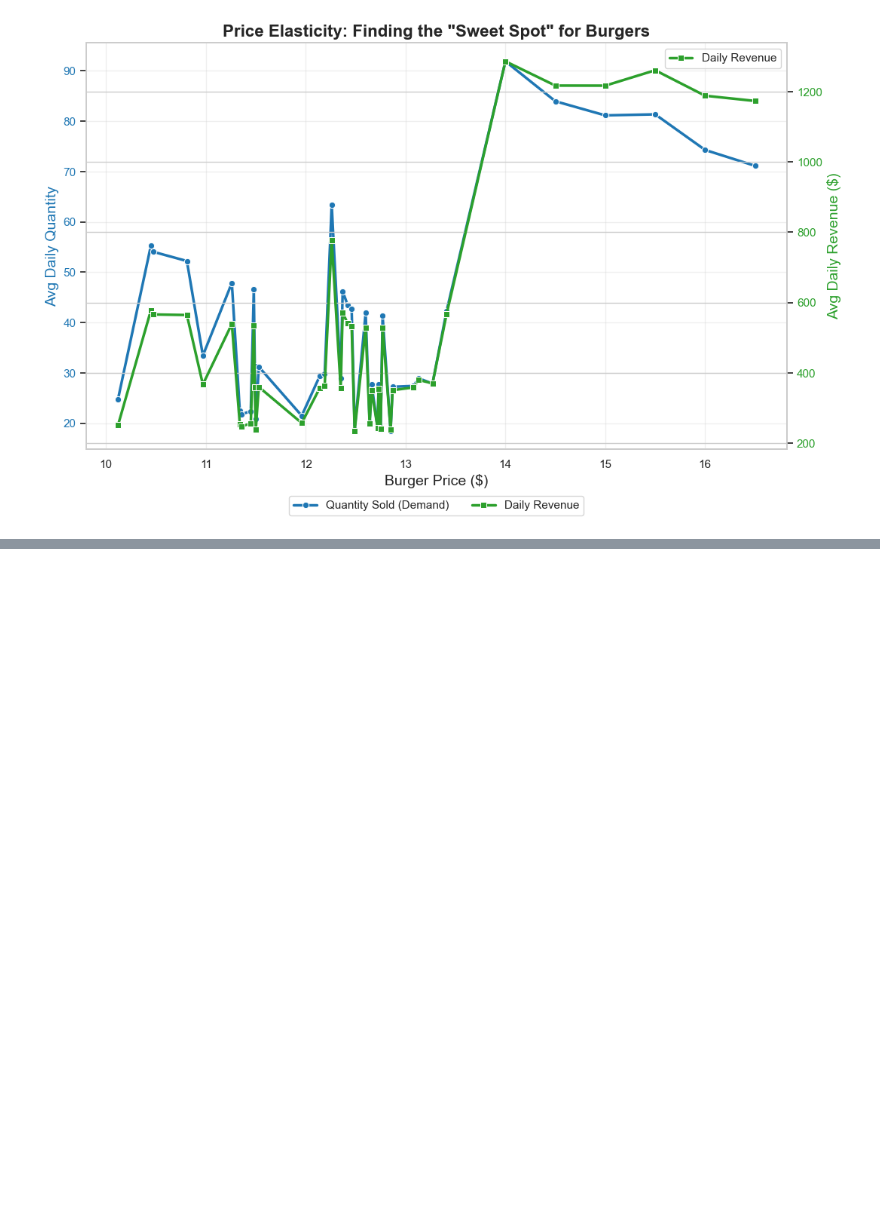
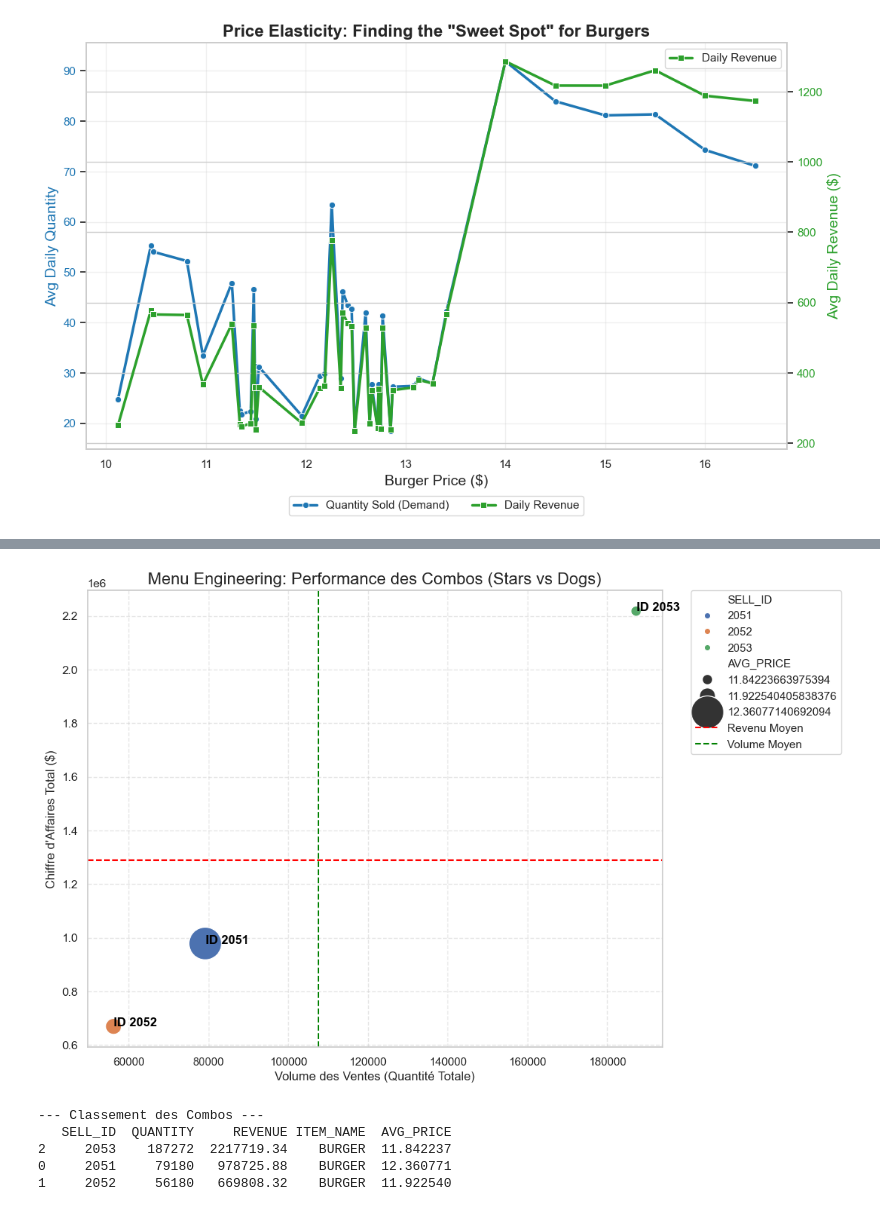
Before and after one commit to leojeulinmerville/Team_Chalenge_Coffee, a Jupyter notebook: jeremie/master.ipynb, the cells around one changed output, grey strips where cells are left out. Drawn from its saved outputs; the diff is of its cells as text; code cells hidden in the pictures; blank space fills up the shorter version.

```diff
--- a/jeremie/master.ipynb
+++ b/jeremie/master.ipynb
@@ -310,0 +438,65 @@ plt.show()
+# %%
+import matplotlib.pyplot as plt
+import seaborn as sns
+
+# 1. Filtrer uniquement les Combos (Category 2)
+df_combos = df_final[df_final['SELL_CATEGORY'] == 2].copy()
+
+# 2. Agréger par SELL_ID (Identifiant du Menu)
+# On regarde le volume total (QUANTITY) et le revenu total (REVENUE)
+combo_performance = df_combos.groupby('SELL_ID').agg({
+    'QUANTITY': 'sum',
+    'REVENUE': 'sum',
+    'ITEM_NAME': 'first' # Pour savoir ce qu'il y a dedans (ex: Burger)
+}).reset_index()
+
+# 3. Calcul du Prix Moyen du Combo (Revenu / Quantité)
+combo_performance['AVG_PRICE'] = combo_performance['REVENUE'] / combo_performance['QUANTITY']
+
+# 4. Visualisation : Matrice BCG
+plt.figure(figsize=(10, 8))
+sns.scatterplot(
+    data=combo_performance,
+    x='QUANTITY',
+    y='REVENUE',
+    size='AVG_PRICE', # La taille du point = le prix du menu
+    sizes=(100, 1000),
+    hue='SELL_ID', # Couleur différente par menu
+    palette='deep',
+    legend='full'
+)
+
+# Ajout des étiquettes pour identifier les ID
+for i in range(combo_performance.shape[0]):
+    plt.text(
+        combo_performance.QUANTITY[i]+50,
+        combo_performance.REVENUE[i],
+        f"ID {combo_performance.SELL_ID[i]}",
+        horizontalalignment='left',
+        size='medium',
+        color='black',
+        weight='semibold'
+    )
+
+plt.title('Menu Engineering: Performance des Combos (Stars vs Dogs)', fontsize=16)
+plt.xlabel('Volume des Ventes (Quantité Totale)', fontsize=12)
+plt.ylabel('Chiffre d\'Affaires Total ($)', fontsize=12)
+plt.grid(True, linestyle='--', alpha=0.5)
+
+# Lignes médianes pour séparer les cadrans
+plt.axhline(y=combo_performance['REVENUE'].mean(), color='red', linestyle='--', label='Revenu Moyen')
+plt.axvline(x=combo_performance['QUANTITY'].mean(), color='green', linestyle='--', label='Volume Moyen')
+plt.legend(bbox_to_anchor=(1.05, 1), loc=2, borderaxespad=0.)
+
+plt.show()
+
+# Afficher le tableau des gagnants et perdants
+print("--- Classement des Combos ---")
+print(combo_performance.sort_values('REVENUE', ascending=False))
+# %% [output]
+[figure, added]
+--- Classement des Combos ---
+   SELL_ID  QUANTITY     REVENUE ITEM_NAME  AVG_PRICE
+2     2053    187272  2217719.34    BURGER  11.842237
+0     2051     79180   978725.88    BURGER  12.360771
+1     2052     56180   669808.32    BURGER  11.922540
```
Also changed, not shown: parts of 5 cells of this notebook.
